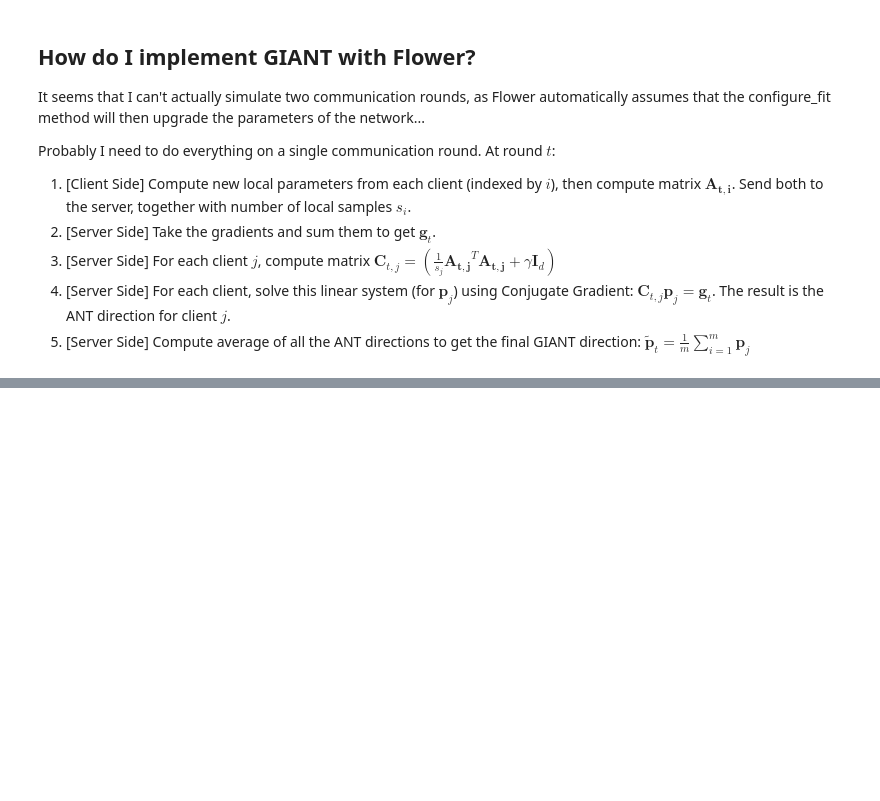
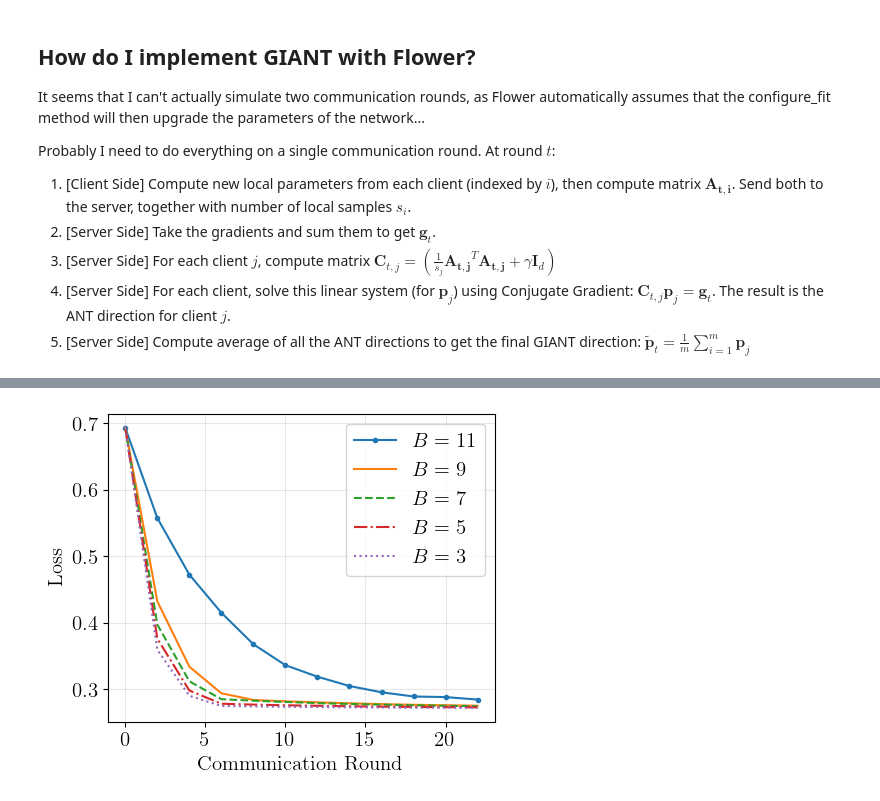
Before and after one commit to rmazzier/Distributed-Learning-project, a Jupyter notebook: notebook_riccardo.ipynb, the cells around one changed output, grey strips where cells are left out. Saved outputs shown, nothing was run; the diff lists cells and outputs as text; code cells hidden in the pictures; blank space fills up the shorter version.

```diff
--- a/notebook_riccardo.ipynb
+++ b/notebook_riccardo.ipynb
@@ -70,0 +165,25 @@ IMPLEMENT FL SIMULATOR FROM SCRATCH
+# %%
+# Plot the validation loss curves of GIANT for different numbers of Byzantine attackers
+
+# At row 8, column 1, put the value of 0.3
+# valid_loss_byz.iloc[8,1] = 0.3
+
+n_to_show=12
+
+plt.figure(figsize=(5,4))
+plt.plot(valid_loss_byz.iloc[:,0][:n_to_show], valid_loss_byz.iloc[:,1][:n_to_show], ".-", label="$B = 11$")
+plt.plot(valid_loss_byz.iloc[:,0][:n_to_show], valid_loss_byz.iloc[:,4][:n_to_show], "-", label="$B = 9$")
+plt.plot(valid_loss_byz.iloc[:,0][:n_to_show], valid_loss_byz.iloc[:,7][:n_to_show], "--", label="$B = 7$")
+plt.plot(valid_loss_byz.iloc[:,0][:n_to_show], valid_loss_byz.iloc[:,13][:n_to_show],"-.", label="$B = 5$")
+plt.plot(valid_loss_byz.iloc[:,0][:n_to_show], valid_loss_byz.iloc[:,10][:n_to_show], ":", label="$B = 3$")
+plt.grid(alpha=0.3)
+plt.xlabel("Communication Round")
+plt.ylabel("Loss")
+plt.legend()
+
+plt.savefig(os.path.join(csvs_path, "GIANT_byz_loss.pdf"), bbox_inches="tight")
+plt.savefig(os.path.join(csvs_path, "GIANT_byz_loss.png"), bbox_inches="tight")
+
+plt.show()
+# %% [output]
+[figure, added]
```
Also changed, not shown: parts of 25 cells of this notebook, 4 other files.
